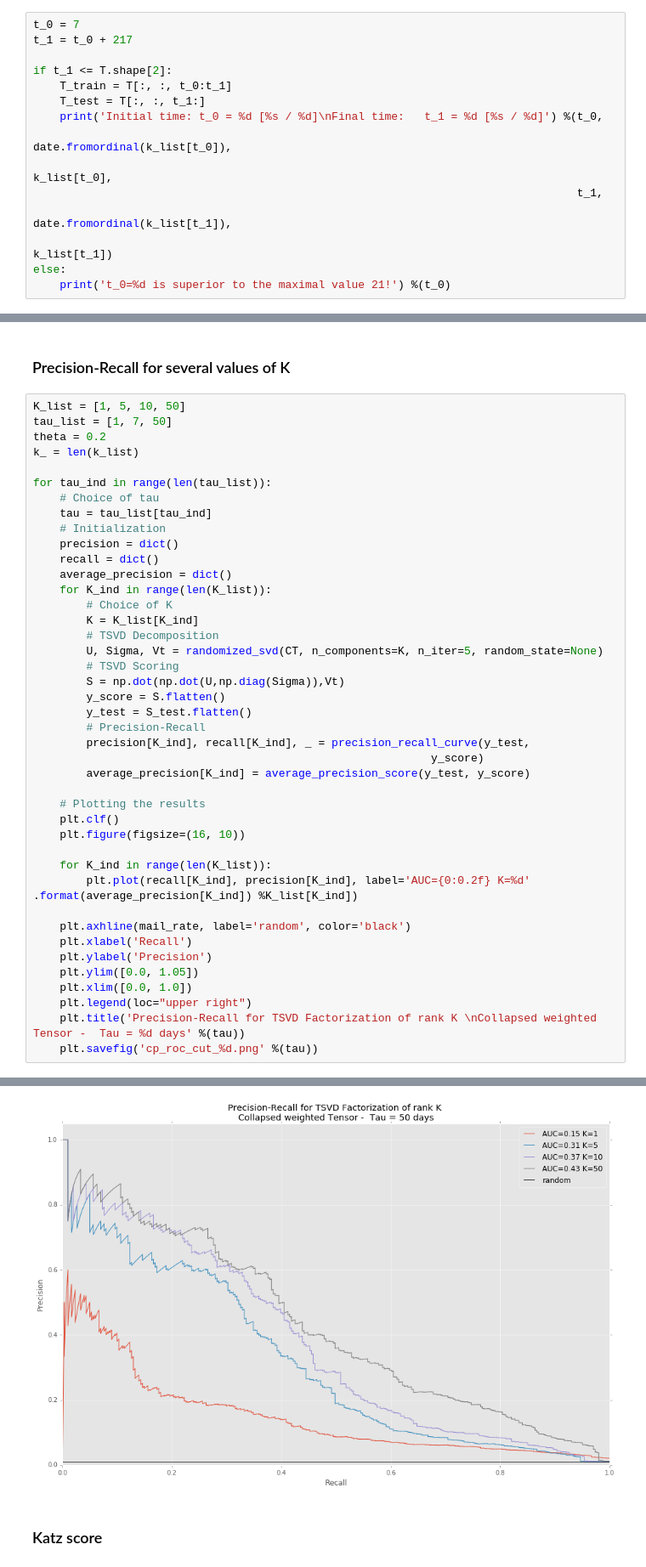
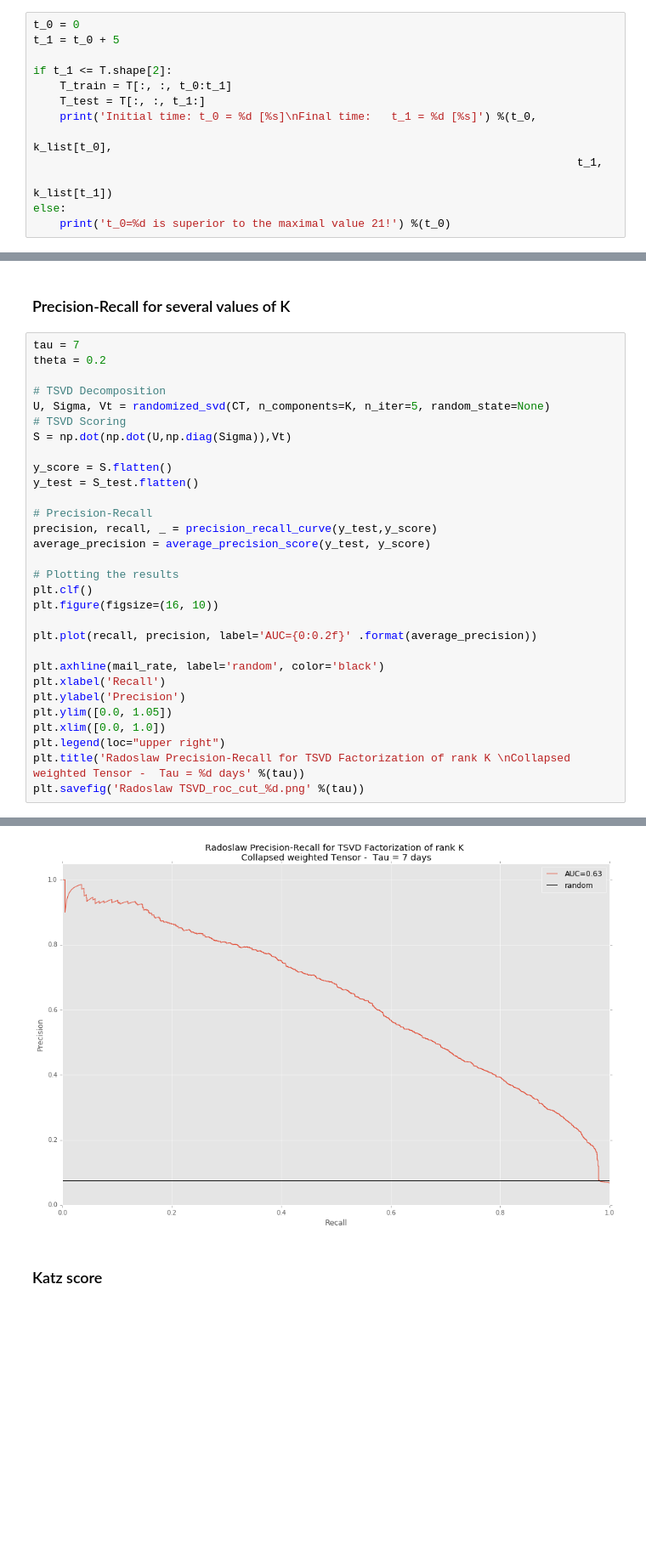
Before and after one commit to sachavakili/email-prediction, a Jupyter notebook: Katz, TKatz, TSVD.ipynb, the cells around one changed output, grey strips where cells are left out. Shown: that part at 85% size. Drawn from its saved outputs; the diff is of its cells as text; blank space fills up the shorter version.

```diff
--- a/Katz, TKatz, TSVD.ipynb
+++ b/Katz, TKatz, TSVD.ipynb
@@ -53,17 +38,15 @@ t_0 is s.t. t_0+t_1 <= T.shape[2] = 238
 
 Since we would like to move this window around 3 weeks, we choose t_0 <= 21 and a constant window size of length 238-21=217
 # %%
-t_0 = 7
-t_1 = t_0 + 217
+t_0 = 0
+t_1 = t_0 + 5
 
 if t_1 <= T.shape[2]:
     T_train = T[:, :, t_0:t_1]
     T_test = T[:, :, t_1:]
-    print('Initial time: t_0 = %d [%s / %d]\nFinal time:   t_1 = %d [%s / %d]') %(t_0,
-                                                                                  date.fromordinal(k_list[t_0]),
+    print('Initial time: t_0 = %d [%s]\nFinal time:   t_1 = %d [%s]') %(t_0,
                                                                                   k_list[t_0],
                                                                                   t_1,
-                                                                                  date.fromordinal(k_list[t_1]),
                                                                                   k_list[t_1])
 else:
     print('t_0=%d is superior to the maximal value 21!') %(t_0)
@@ -154,46 +125,34 @@ S_test = (1*np.array(T_test[:, :, 0] >= 1))
 # %% [markdown]
 ### Precision-Recall for several values of K
 # %%
-K_list = [1, 5, 10, 50]
-tau_list = [1, 7, 50]
+tau = 7
 theta = 0.2
-k_ = len(k_list)
 
-for tau_ind in range(len(tau_list)):
-    # Choice of tau
-    tau = tau_list[tau_ind]
-    # Initialization
-    precision = dict()
-    recall = dict()
-    average_precision = dict()
-    for K_ind in range(len(K_list)):
-        # Choice of K
-        K = K_list[K_ind]
-        # TSVD Decomposition
-        U, Sigma, Vt = randomized_svd(CT, n_components=K, n_iter=5, random_state=None)
-        # TSVD Scoring
-        S = np.dot(np.dot(U,np.diag(Sigma)),Vt)
-        y_score = S.flatten()
-        y_test = S_test.flatten()
-        # Precision-Recall
-        precision[K_ind], recall[K_ind], _ = precision_recall_curve(y_test,
-                                                            y_score)
-        average_precision[K_ind] = average_precision_score(y_test, y_score)
+# TSVD Decomposition
+U, Sigma, Vt = randomized_svd(CT, n_components=K, n_iter=5, random_state=None)
+# TSVD Scoring
+S = np.dot(np.dot(U,np.diag(Sigma)),Vt)
 
-    # Plotting the results
-    plt.clf()
-    plt.figure(figsize=(16, 10))
+y_score = S.flatten()
+y_test = S_test.flatten()
 
-    for K_ind in range(len(K_list)):
-        plt.plot(recall[K_ind], precision[K_ind], label='AUC={0:0.2f} K=%d' .format(average_precision[K_ind]) %K_list[K_ind])
+# Precision-Recall
+precision, recall, _ = precision_recall_curve(y_test,y_score)
+average_precision = average_precision_score(y_test, y_score)
 
-    plt.axhline(mail_rate, label='random', color='black')
-    plt.xlabel('Recall')
-    plt.ylabel('Precision')
-    plt.ylim([0.0, 1.05])
-    plt.xlim([0.0, 1.0])
-    plt.legend(loc="upper right")
-    plt.title('Precision-Recall for TSVD Factorization of rank K \nCollapsed weighted Tensor -  Tau = %d days' %(tau))
-    plt.savefig('cp_roc_cut_%d.png' %(tau))
+# Plotting the results
+plt.clf()
+plt.figure(figsize=(16, 10))
+
+plt.plot(recall, precision, label='AUC={0:0.2f}' .format(average_precision))
+
+plt.axhline(mail_rate, label='random', color='black')
+plt.xlabel('Recall')
+plt.ylabel('Precision')
+plt.ylim([0.0, 1.05])
+plt.xlim([0.0, 1.0])
+plt.legend(loc="upper right")
+plt.title('Radoslaw Precision-Recall for TSVD Factorization of rank K \nCollapsed weighted Tensor -  Tau = %d days' %(tau))
+plt.savefig('Radoslaw TSVD_roc_cut_%d.png' %(tau))
 # %% [output]
 <matplotlib.figure.Figure at 0x...>
@@ -202,3 +159,3 @@ for tau_ind in range(len(tau_list)):
-[figure, old version]
+[figure, new version]
 # %% [markdown]
 ### Katz score
```
Also changed, not shown: parts of 39 cells of this notebook, 8 other files.
